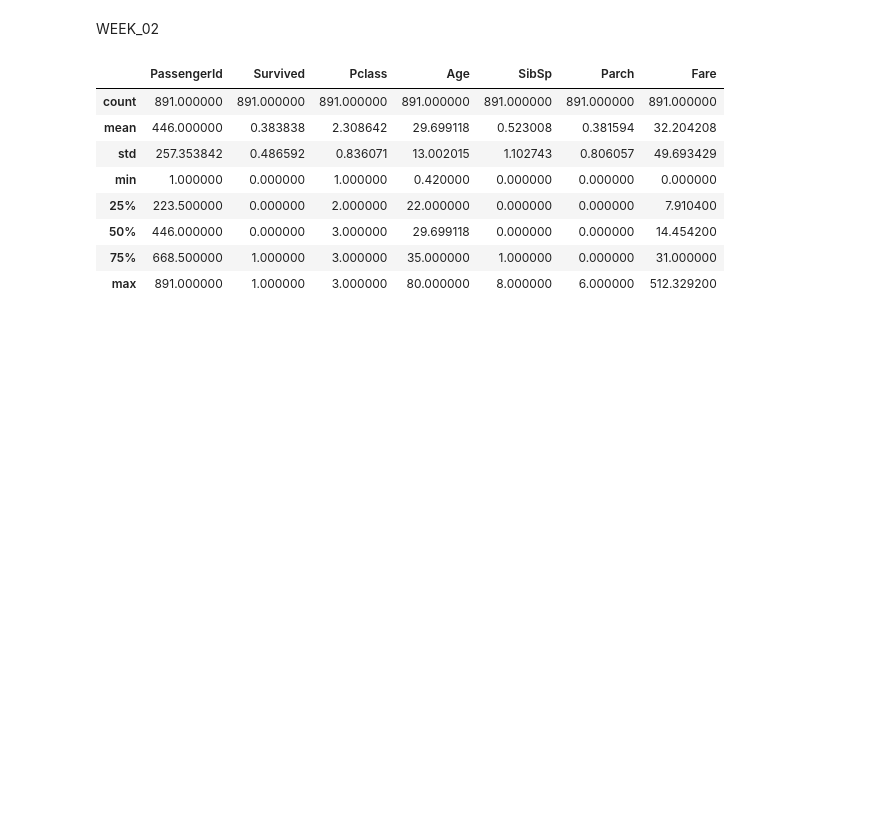
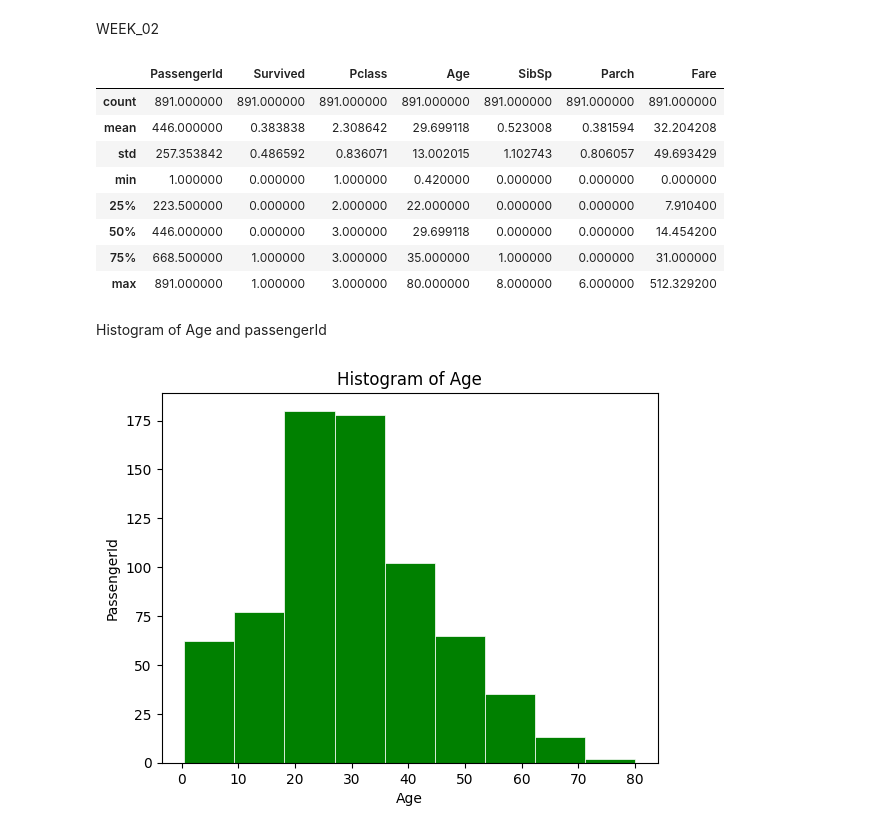
Before and after one commit to BATTI-CHANDAN-SINGH/Application-Of-Data-Mining, a Jupyter notebook: Lab-02.ipynb, the cells around one changed output. Saved outputs shown, nothing was run; the diff lists cells and outputs as text; code cells hidden in the pictures; blank space fills up the shorter version.

```diff
--- a/Lab-02.ipynb
+++ b/Lab-02.ipynb
@@ -184,0 +185,10 @@ df
+# %% [markdown]
+Histogram of Age and passengerId
+# %%
+plt.hist(df['Age'],bins=9,linewidth=0.5, edgecolor="white", color='green')
+plt.xlabel('Age')
+plt.ylabel('PassengerId')
+plt.title('Histogram of Age')
+plt.show()
+# %% [output]
+[figure, added]
```
Also changed, not shown: parts of 6 cells of this notebook.
